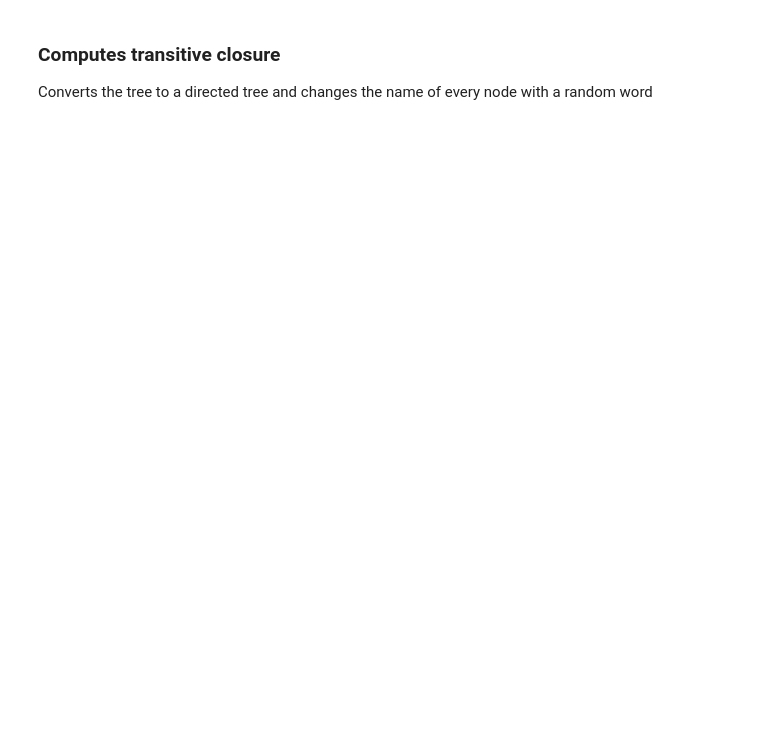
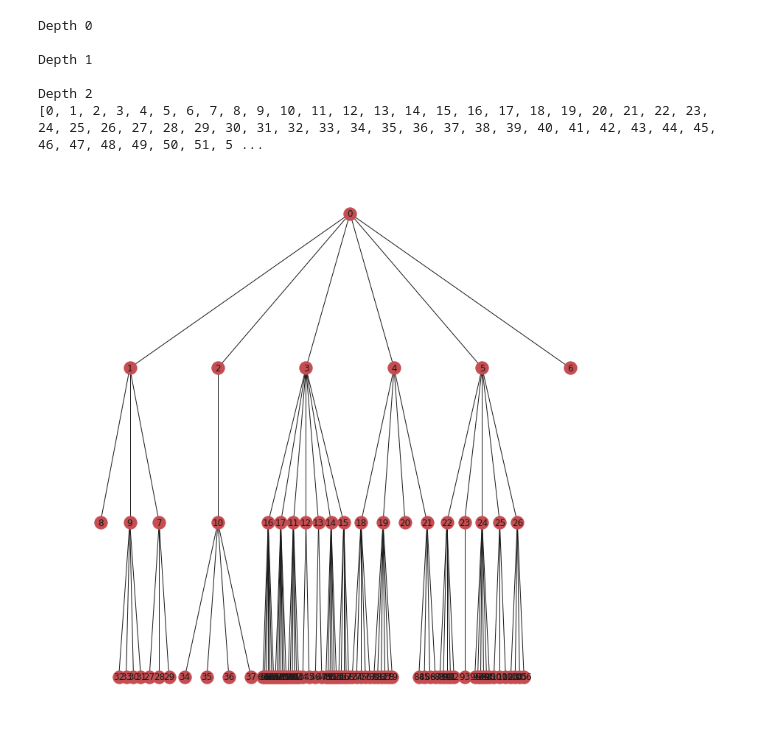
Before and after one commit to gmmarconi/poincare-embeddings, a Jupyter notebook: notebooks/Generate_synth_dataset.ipynb, the cells around one changed output. Cells and saved outputs as stored; diff of their text form; code cells hidden in the pictures; blank space fills up the shorter version.

```diff
--- a/notebooks/Generate_synth_dataset.ipynb
+++ b/notebooks/Generate_synth_dataset.ipynb
@@ -121,3 +59,54 @@ nx.draw(G, pos=pos, with_labels=True)
-# %% [markdown]
-### Computes transitive closure
-Converts the tree to a directed tree and changes the name of every node with a random word
+# %%
+## Generate graph of max depth selected bu yser
+fanout1 = 10
+fanout2 = 20
+
+nidx = 1
+max_depth = 3
+DG = nx.DiGraph()
+root = 0
+DG.add_node(root)
+nodesToIter = [root]
+nodelist = [root]
+
+for depth in range(max_depth):
+    if depth == 0:
+        fomin = 3
+        fomax=6
+    else:
+        if np.random.random() > 0.1:
+            fomax= int(8 -(depth/2))
+        else:
+            fomax = 8
+        if np.random.random() > 0.1:
+            fomin = 0
+        else:
+            fomin= fomax-1
+    DG, nidx, nodesToIter = add_children(DG, nodesToIter, nidx, fomax=fomax, fomin=fomin)
+    nodelist += nodesToIter
+    print("\nDepth", depth)
+print(nodelist)
+pos = hierarchy_pos(nx.to_undirected(DG),root)
+plt.figure(figsize=(10,10))
+nx.draw(nx.to_undirected(DG), pos=pos, with_labels=True)
+
+C = nx.DiGraph.reverse(nx.transitive_closure(DG))
+O = nx.DiGraph.reverse(DG)
+A = nx.adj_matrix(nx.to_undirected(nx.transitive_closure(DG)), nodelist)
+A = sp.sparse.csc_matrix.todense(A)
+# plt.figure(figsize=(10,10))
+#ax = sns.heatmap(A)
+
+nx.write_edgelist(C, "../data/toy_simple_closed.tsv", delimiter='\t', data=False)
+nx.write_gpickle(C, '../data/toy_simple_closed.p')
+nx.write_edgelist(O, "../data/toy_simple_open.tsv", delimiter='\t', data=False)
+nx.write_gpickle(O, '../data/toy_simple_open.p')
+np.save("../data/toy_features.npy", A)
+# %% [output]
+Depth 0
+
+Depth 1
+
+Depth 2
+[0, 1, 2, 3, 4, 5, 6, 7, 8, 9, 10, 11, 12, 13, 14, 15, 16, 17, 18, 19, 20, 21, 22, 23, 24, 25, 26, 27, 28, 29, 30, 31, 32, 33, 34, 35, 36, 37, 38, 39, 40, 41, 42, 43, 44, 45, 46, 47, 48, 49, 50, 51, 5 ...
+[figure, added]
```
Also changed, not shown: parts of 25 cells of this notebook, 5 other files.
